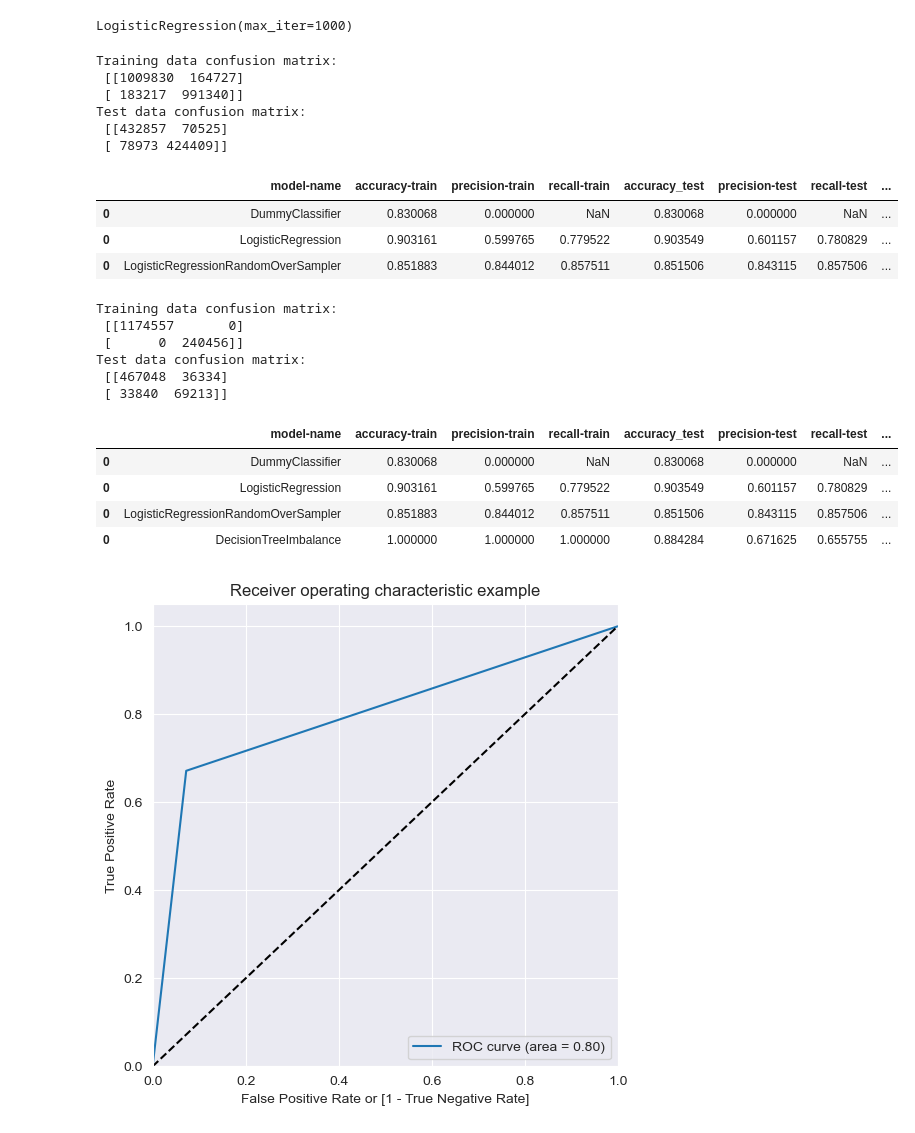
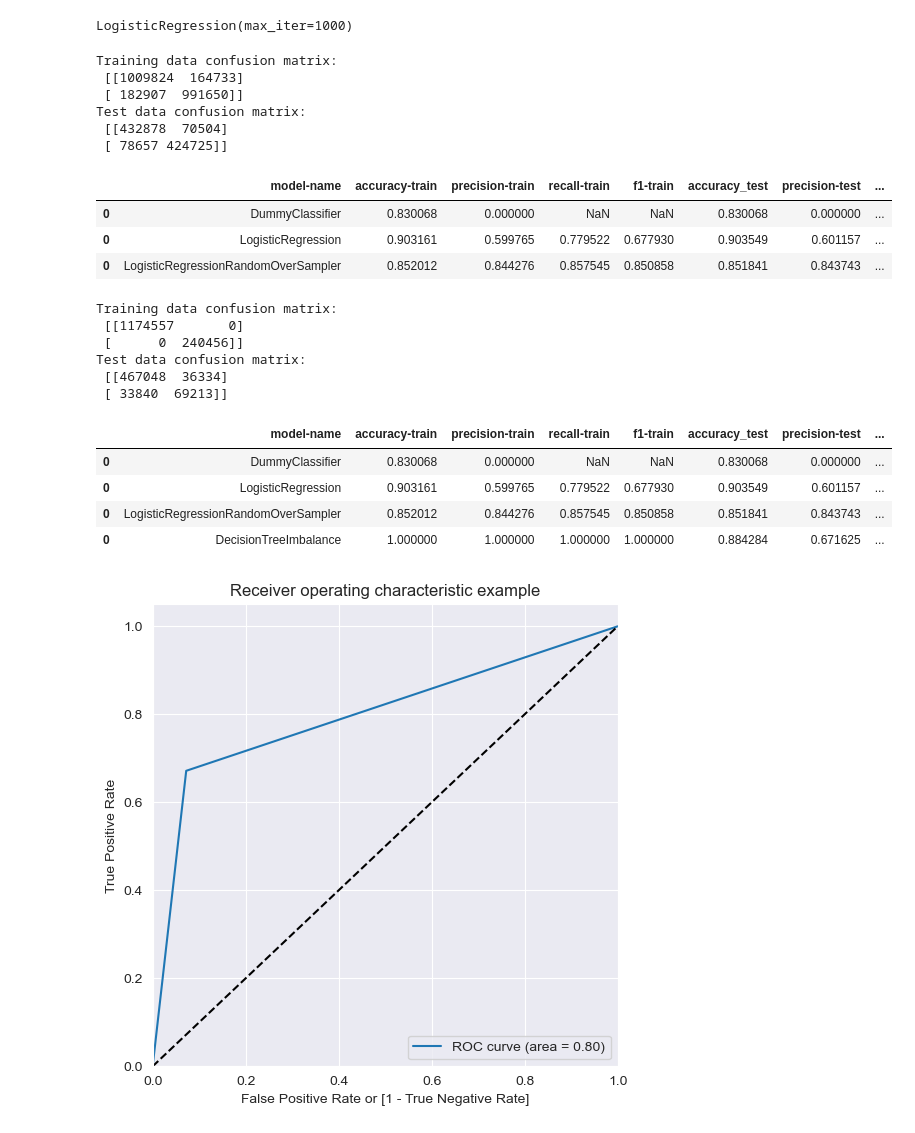
Before and after one commit to sjovicevic/ctr-prediction, a Jupyter notebook: notebooks/01_model_exploration.ipynb, the cells around one changed output. Saved outputs shown, nothing was run; the diff lists cells and outputs as text; code cells hidden in the pictures.

```diff
--- a/notebooks/01_model_exploration.ipynb
+++ b/notebooks/01_model_exploration.ipynb
@@ -42,8 +42,7 @@ temp = model_utils.store_results(name='DummyClassifier',
                                  y_train=y_train,
                                  X_test=X_test,
                                  y_test=y_test,
-                                 model=dummy_clf,
-                                 folds=5)
+                                 model=dummy_clf)
 
 outcome = pd.concat([outcome,temp])
 outcome
@@ -88,8 +87,7 @@ temp = model_utils.store_results(name='LogisticRegression',
                                  y_train=np.ravel(y_train),
                                  X_test=X_test,
                                  y_test=y_test,
-                                 model=model,
-                                 folds=5)
+                                 model=model)
 outcome = pd.concat([outcome,temp])
 outcome
 # %% [output]
@@ -153,47 +151,45 @@ temp = model_utils.store_results(name='LogisticRegressionRandomOverSampler',
                                  y_train=np.ravel(y_train),
                                  X_test=X_test,
                                  y_test=y_test,
-                                 model=model,
-                                 folds=5)
+                                 model=model)
 outcome = pd.concat([outcome,temp])
 outcome
 # %% [output]
 Training data confusion matrix:
- [[1009830  164727]
- [ 183217  991340]]
+ [[1009824  164733]
+ [ 182907  991650]]
 Test data confusion matrix:
- [[432857  70525]
- [ 78973 424409]]
+ [[432878  70504]
+ [ 78657 424725]]
-|  | model-name | accuracy-train | precision-train | recall-train | accuracy_test | precision-test | recall-test | ... |
-| 0 | DummyClassifier | 0.830068 | 0.000000 | NaN | 0.830068 | 0.000000 | NaN | ... |
-| 0 | LogisticRegression | 0.903161 | 0.599765 | 0.779522 | 0.903549 | 0.601157 | 0.780829 | ... |
-| 0 | LogisticRegressionRandomOverSampler | 0.851883 | 0.844012 | 0.857511 | 0.851506 | 0.843115 | 0.857506 | ... |
+|  | model-name | accuracy-train | precision-train | recall-train | f1-train | accuracy_test | precision-test | ... |
+| 0 | DummyClassifier | 0.830068 | 0.000000 | NaN | NaN | 0.830068 | 0.000000 | ... |
+| 0 | LogisticRegression | 0.903161 | 0.599765 | 0.779522 | 0.677930 | 0.903549 | 0.601157 | ... |
+| 0 | LogisticRegressionRandomOverSampler | 0.852012 | 0.844276 | 0.857545 | 0.850858 | 0.851841 | 0.843743 | ... |
 # %%
 X_train, X_test, y_train, y_test = train_test_split(X, y, stratify=y, test_size=0.3, random_state=1234)
 # %%
 dt_basic = DecisionTreeClassifier(random_state=1234)
 dt_basic.fit(X_train, np.ravel(y_train))
 temp = model_utils.store_results(name='DecisionTreeImbalance',
                                  X_train=X_train,
                                  y_train=np.ravel(y_train),
                                  X_test=X_test,
                                  y_test=y_test,
-                                 model=dt_basic,
-                                 folds=5)
+                                 model=dt_basic)
 outcome = pd.concat([outcome,temp])
 outcome
 # %% [output]
 Training data confusion matrix:
  [[1174557       0]
  [      0  240456]]
 Test data confusion matrix:
  [[467048  36334]
  [ 33840  69213]]
-|  | model-name | accuracy-train | precision-train | recall-train | accuracy_test | precision-test | recall-test | ... |
-| 0 | DummyClassifier | 0.830068 | 0.000000 | NaN | 0.830068 | 0.000000 | NaN | ... |
-| 0 | LogisticRegression | 0.903161 | 0.599765 | 0.779522 | 0.903549 | 0.601157 | 0.780829 | ... |
-| 0 | LogisticRegressionRandomOverSampler | 0.851883 | 0.844012 | 0.857511 | 0.851506 | 0.843115 | 0.857506 | ... |
-| 0 | DecisionTreeImbalance | 1.000000 | 1.000000 | 1.000000 | 0.884284 | 0.671625 | 0.655755 | ... |
+|  | model-name | accuracy-train | precision-train | recall-train | f1-train | accuracy_test | precision-test | ... |
+| 0 | DummyClassifier | 0.830068 | 0.000000 | NaN | NaN | 0.830068 | 0.000000 | ... |
+| 0 | LogisticRegression | 0.903161 | 0.599765 | 0.779522 | 0.677930 | 0.903549 | 0.601157 | ... |
+| 0 | LogisticRegressionRandomOverSampler | 0.852012 | 0.844276 | 0.857545 | 0.850858 | 0.851841 | 0.843743 | ... |
+| 0 | DecisionTreeImbalance | 1.000000 | 1.000000 | 1.000000 | 1.000000 | 0.884284 | 0.671625 | ... |
 # %%
 model_utils.draw_roc(dt_basic, X_test, y_test)
 # %% [output]
```
Also changed, not shown: parts of 10 cells of this notebook, 1 other file.
